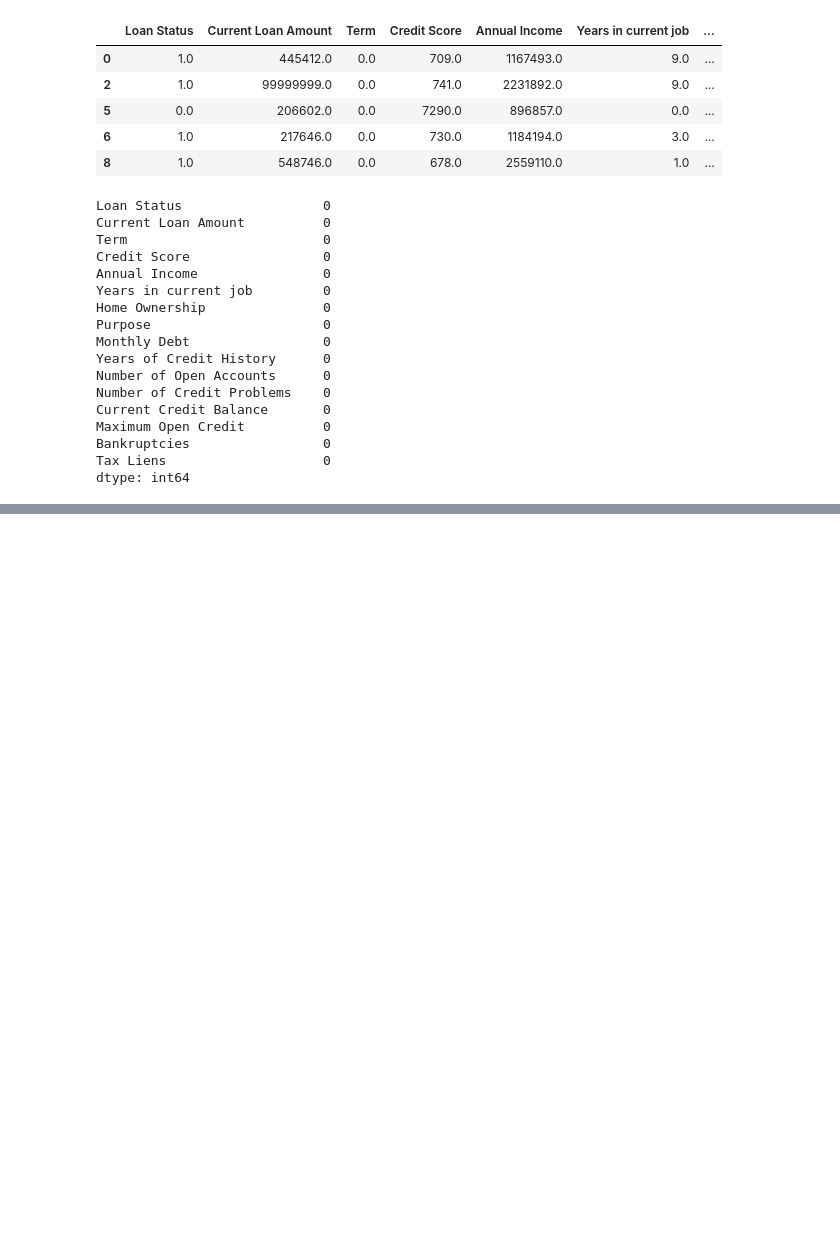
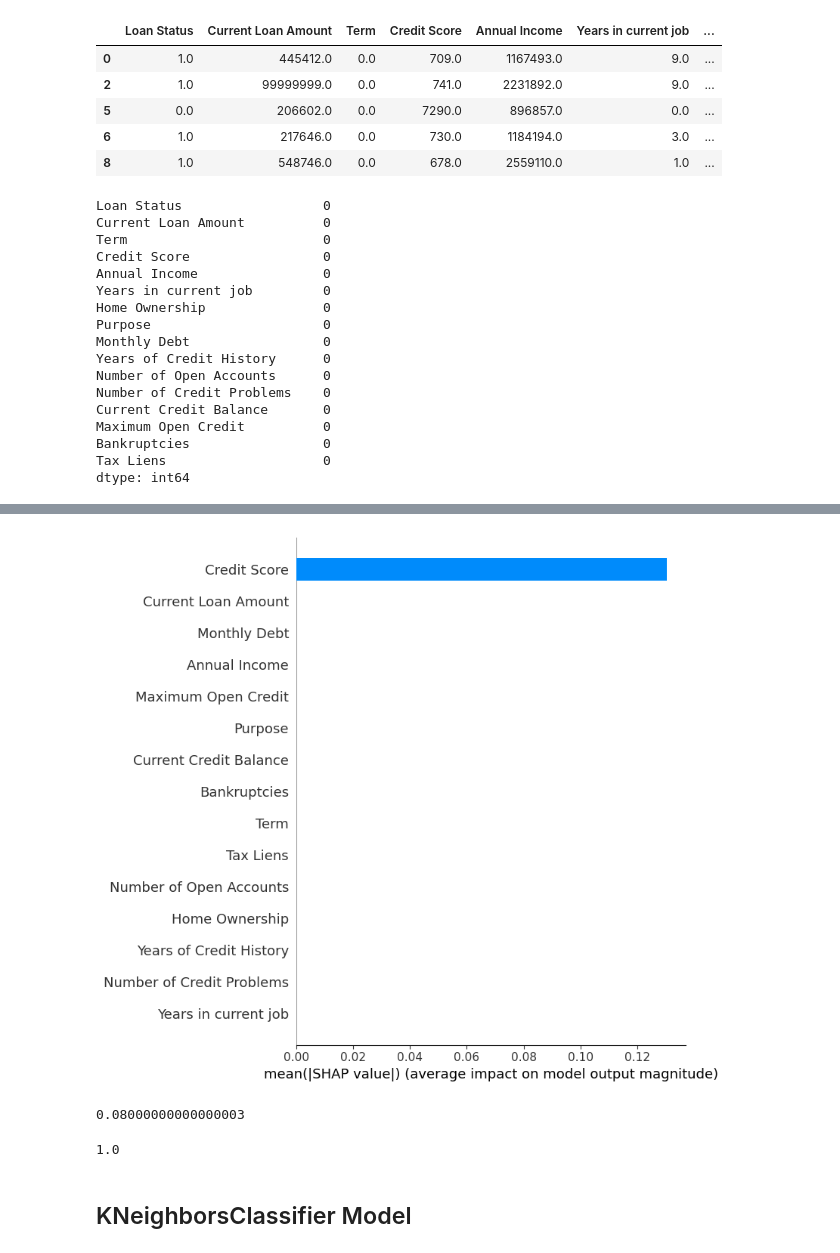
Before and after one commit to Arjun0122/bank_loan_eligibility, a Jupyter notebook: Bank_Loan_Eligibility.ipynb, the cells around one changed output, grey strips where cells are left out. Cells and saved outputs as stored; diff of their text form; code cells hidden in the pictures; blank space fills up the shorter version.

```diff
--- a/Bank_Loan_Eligibility.ipynb
+++ b/Bank_Loan_Eligibility.ipynb
@@ -457,0 +451,16 @@ def predict(value):
+# %%
+shap.summary_plot(shap_values_rf, x, plot_type="bar")
+# %% [output]
+[figure, added]
+# %%
+total_contribution_rf=np.sum(contribution_rf)
+print(total_contribution_rf)
+# %% [output]
+0.08000000000000003
+# %%
+predicted_value_rf=base_value_rf + total_contribution_rf
+print(predicted_value_rf)
+# %% [output]
+1.0
+# %% [markdown]
+## KNeighborsClassifier Model
```
Also changed, not shown: parts of 83 cells of this notebook, 3 other files.
